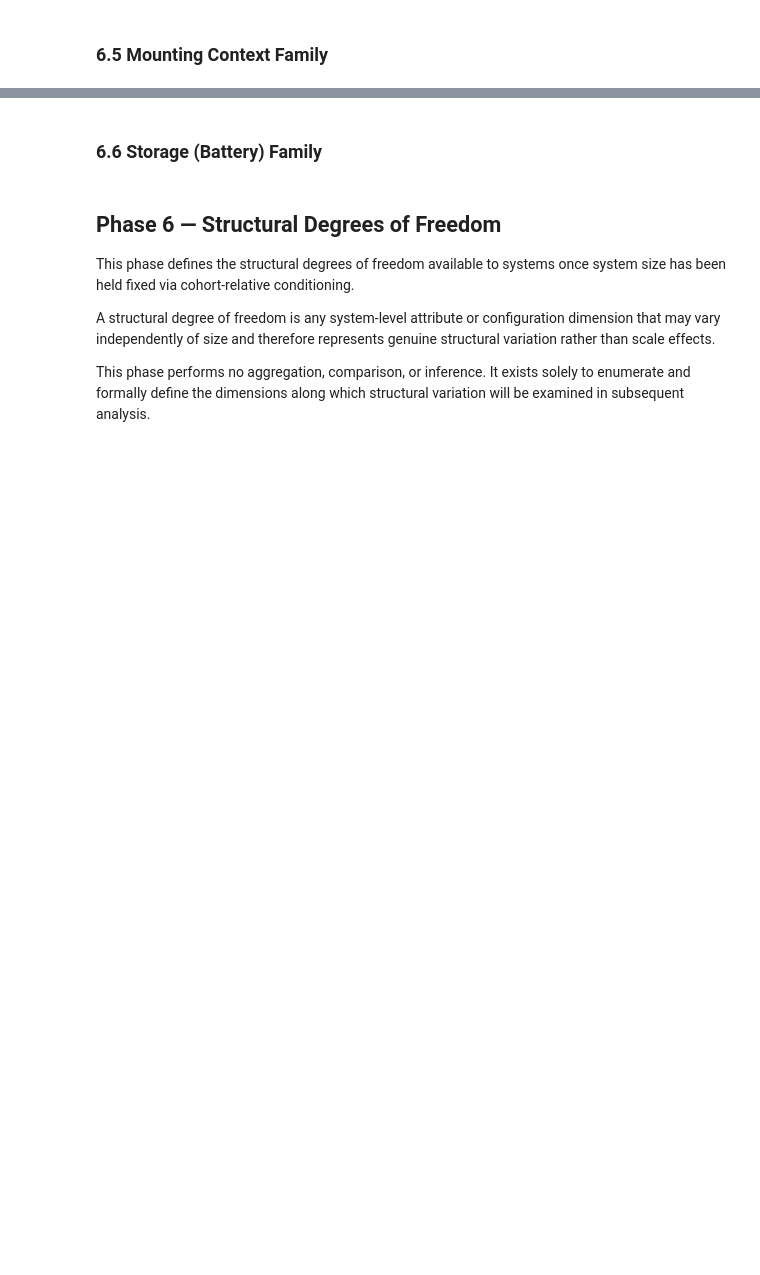
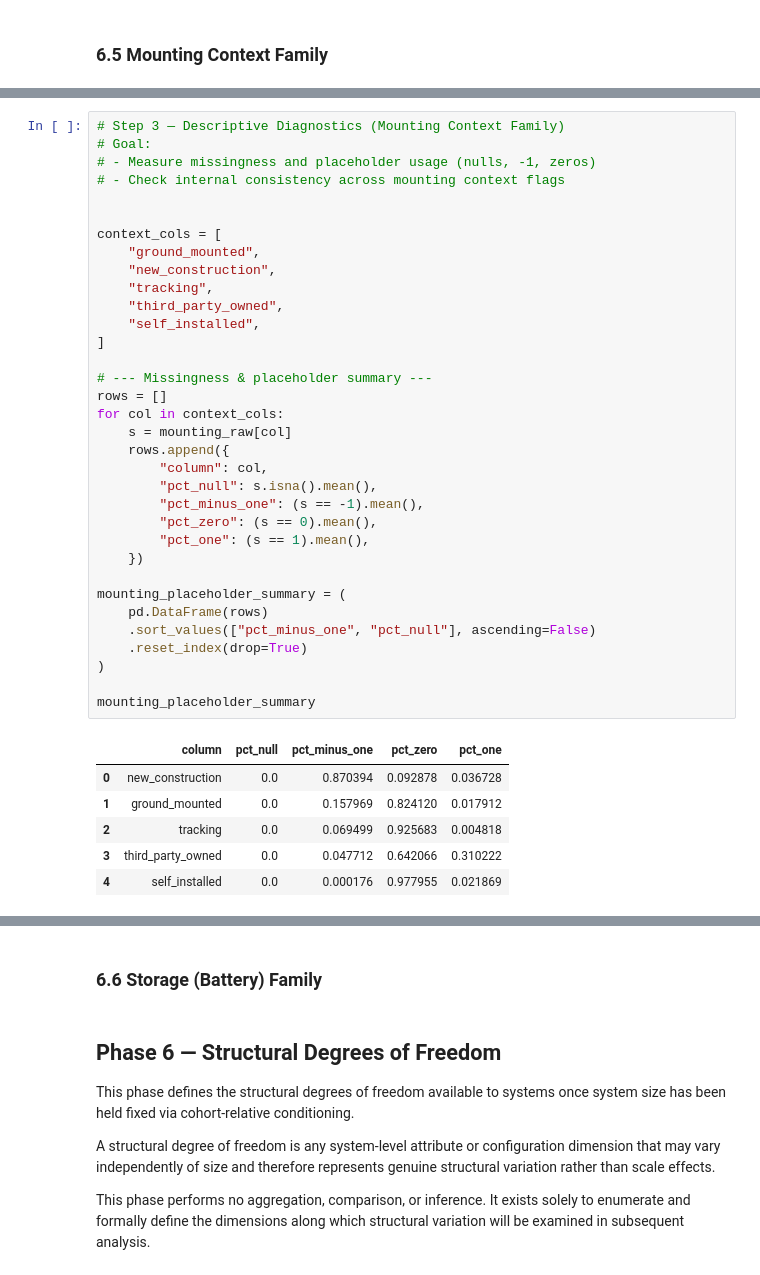
Before and after one commit to AsmaaELBorki/03_tts_configuration, a Jupyter notebook: notebooks/01_structural_degrees_of_freedom_at_fixed_size.ipynb, the cells around one changed output, grey strips where cells are left out. Saved outputs shown, nothing was run; the diff lists cells and outputs as text; blank space fills up the shorter version.

```diff
--- a/notebooks/01_structural_degrees_of_freedom_at_fixed_size.ipynb
+++ b/notebooks/01_structural_degrees_of_freedom_at_fixed_size.ipynb
@@ -1243,0 +2785,41 @@ This evaluation follows in subsequent sections.
+# %%
+# Step 3 — Descriptive Diagnostics (Mounting Context Family)
+# Goal:
+# - Measure missingness and placeholder usage (nulls, -1, zeros)
+# - Check internal consistency across mounting context flags
+
+
+context_cols = [
+    "ground_mounted",
+    "new_construction",
+    "tracking",
+    "third_party_owned",
+    "self_installed",
+]
+
+# --- Missingness & placeholder summary ---
+rows = []
+for col in context_cols:
+    s = mounting_raw[col]
+    rows.append({
+        "column": col,
+        "pct_null": s.isna().mean(),
+        "pct_minus_one": (s == -1).mean(),
+        "pct_zero": (s == 0).mean(),
+        "pct_one": (s == 1).mean(),
+    })
+
+mounting_placeholder_summary = (
+    pd.DataFrame(rows)
+    .sort_values(["pct_minus_one", "pct_null"], ascending=False)
+    .reset_index(drop=True)
+)
+
+mounting_placeholder_summary
+# %% [output]
+|  | column | pct_null | pct_minus_one | pct_zero | pct_one |
+| 0 | new_construction | 0.0 | 0.870394 | 0.092878 | 0.036728 |
+| 1 | ground_mounted | 0.0 | 0.157969 | 0.824120 | 0.017912 |
+| 2 | tracking | 0.0 | 0.069499 | 0.925683 | 0.004818 |
+| 3 | third_party_owned | 0.0 | 0.047712 | 0.642066 | 0.310222 |
+| 4 | self_installed | 0.0 | 0.000176 | 0.977955 | 0.021869 |
```
Also changed, not shown: parts of 38 cells of this notebook.
